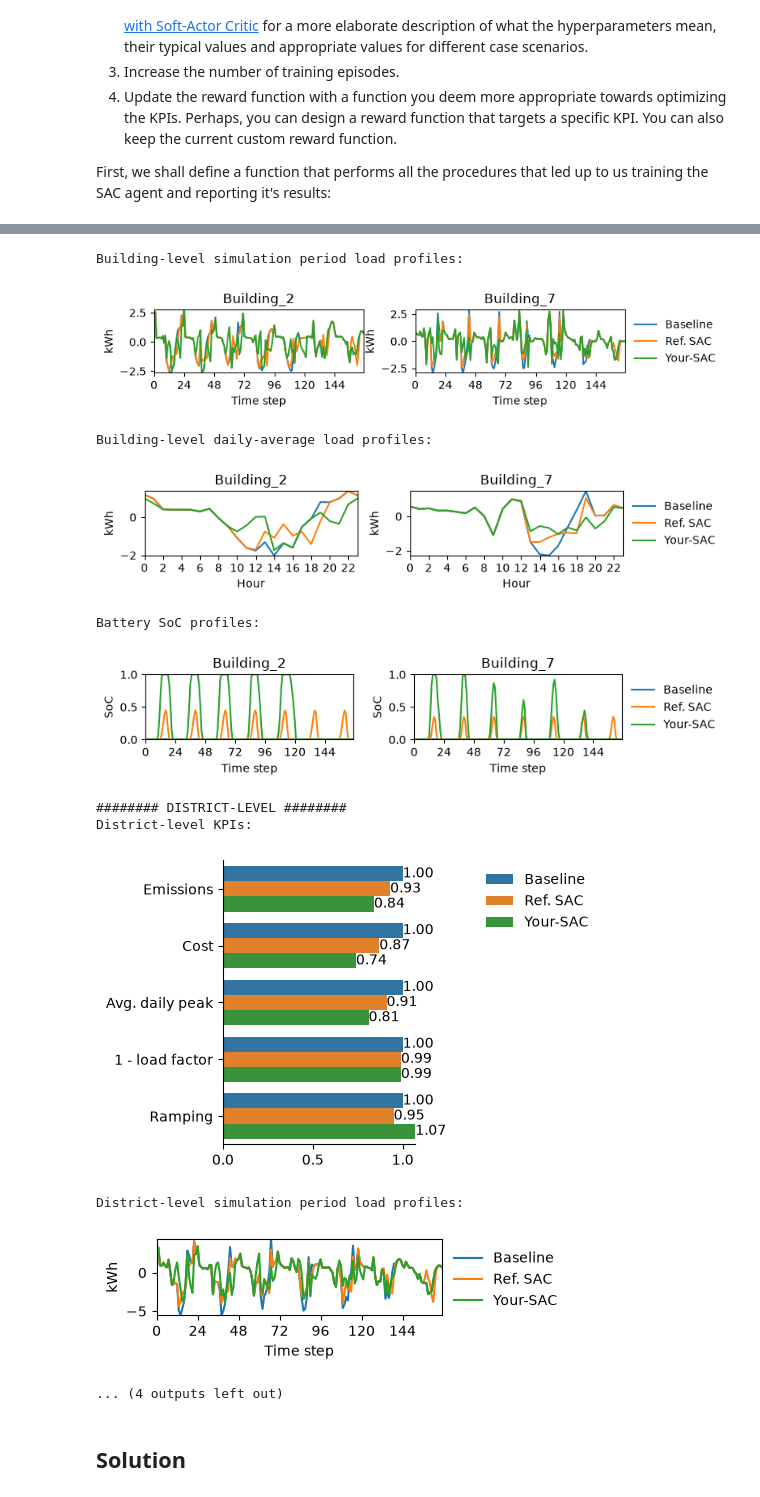
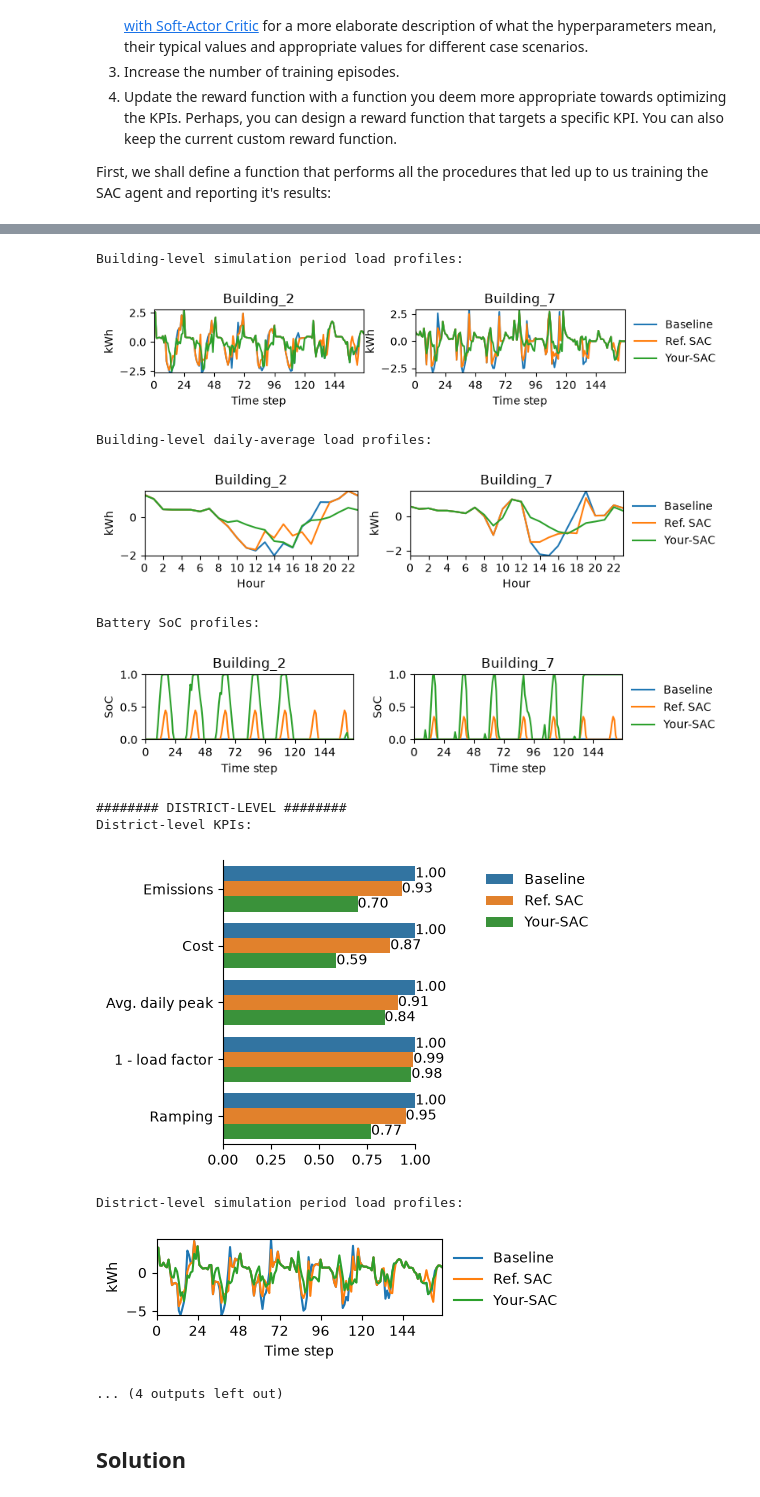
Before and after one commit to steve-salmond/citylearn, a Jupyter notebook: citylearn_ccai_tutorial.ipynb, the cells around one changed output, grey strips where cells are left out. Drawn from its saved outputs; the diff is of its cells as text; code cells hidden in the pictures.

Commit message:
Running my model for longer, tweaked net policy args

```diff
--- a/citylearn_ccai_tutorial.ipynb
+++ b/citylearn_ccai_tutorial.ipynb
@@ -2666,6 +2666,7 @@ your_active_observations = [
     'solar_generation',
     'net_electricity_consumption',
     'electrical_storage_soc',
+    'carbon_intensity'
 ]
 
 # ------------------ SET AGENT HYPERPARAMETERS ------------------
@@ -2677,10 +2678,11 @@ your_agent_kwargs = {
     'tau': 0.005,
     'gamma': 0.99,
     'train_freq': 1,
+    'policy_kwargs': dict(net_arch=[256, 256, 256])
 }
 
 # --------------- SET NUMBER OF TRAINING EPISODES ---------------
-your_episodes = 15
+your_episodes = 100
 
 # --------------- DEFINE CUSTOM REWARD FUNCTION -----------------
 class YourCustomReward(CustomReward):
@@ -2739,14 +2741,14 @@ Building-level KPIs:
 Building-level simulation period load profiles:
-[figure, old version]
+[figure, new version]
 Building-level daily-average load profiles:
-[figure, old version]
+[figure, new version]
 Battery SoC profiles:
-[figure, old version]
+[figure, new version]
 ######## DISTRICT-LEVEL ########
 District-level KPIs:
-[figure, old version]
+[figure, new version]
 District-level simulation period load profiles:
-[figure, old version]
+[figure, new version]
 ... (4 outputs left out)
 # %% [markdown]
 <a name="exercise-3-solution"></a>
```
Also changed, not shown: parts of 2 cells of this notebook.
